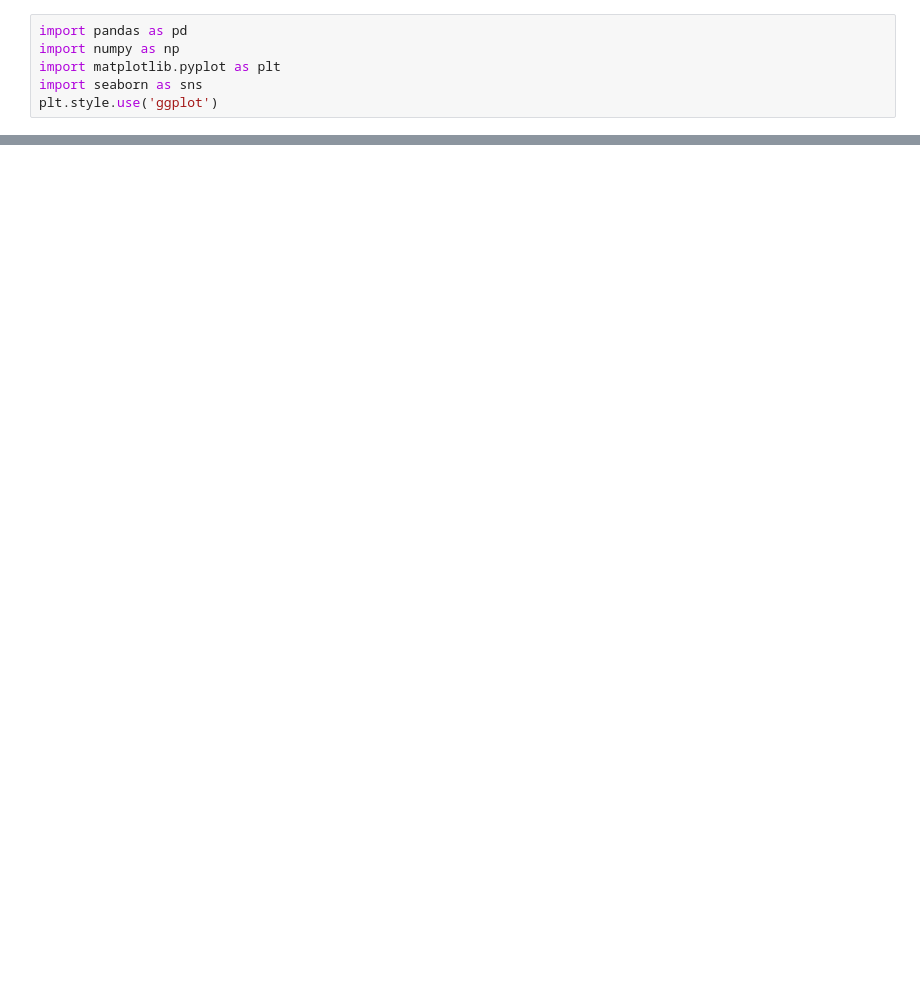
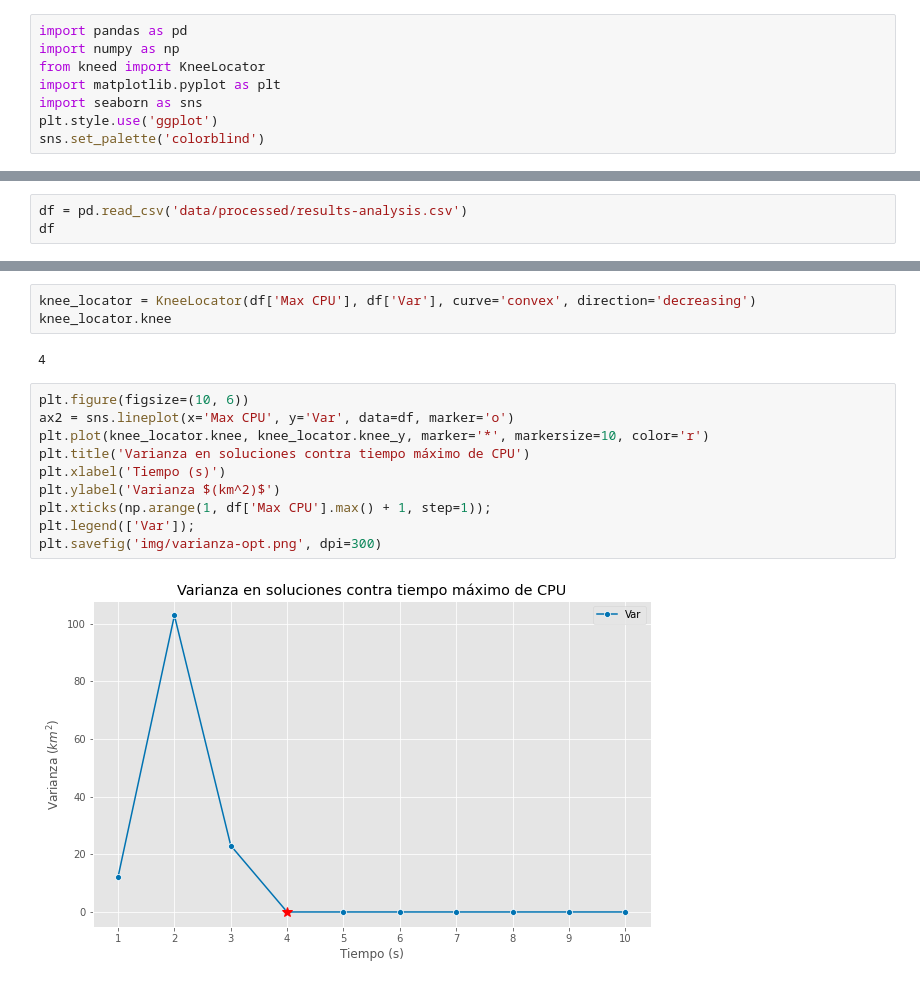
Before and after one commit to JuanEcheagaray75/capacitated-vrp, a Jupyter notebook: eda.ipynb, the cells around one changed output, grey strips where cells are left out. Cells and saved outputs as stored; diff of their text form; blank space fills up the shorter version.

Commit message:
feat: add code for the generation of the optimization curves

```diff
--- a/eda.ipynb
+++ b/eda.ipynb
@@ -5,6 +5,8 @@
 # %%
 import pandas as pd
 import numpy as np
+from kneed import KneeLocator
 import matplotlib.pyplot as plt
 import seaborn as sns
 plt.style.use('ggplot')
+sns.set_palette('colorblind')
@@ -55,0 +15,3 @@ plt.title('Entregas por categoría');
+# %%
+df = pd.read_csv('data/processed/results-analysis.csv')
+df
@@ -55,0 +57,17 @@ plt.title('Entregas por categoría');
+# %%
+knee_locator = KneeLocator(df['Max CPU'], df['Var'], curve='convex', direction='decreasing')
+knee_locator.knee
+# %% [output]
+4
+# %%
+plt.figure(figsize=(10, 6))
+ax2 = sns.lineplot(x='Max CPU', y='Var', data=df, marker='o')
+plt.plot(knee_locator.knee, knee_locator.knee_y, marker='*', markersize=10, color='r')
+plt.title('Varianza en soluciones contra tiempo máximo de CPU')
+plt.xlabel('Tiempo (s)')
+plt.ylabel('Varianza $(km^2)$')
+plt.xticks(np.arange(1, df['Max CPU'].max() + 1, step=1));
+plt.legend(['Var']);
+plt.savefig('img/varianza-opt.png', dpi=300)
+# %% [output]
+[figure, added]
```
Also changed, not shown: parts of 16 cells of this notebook.
